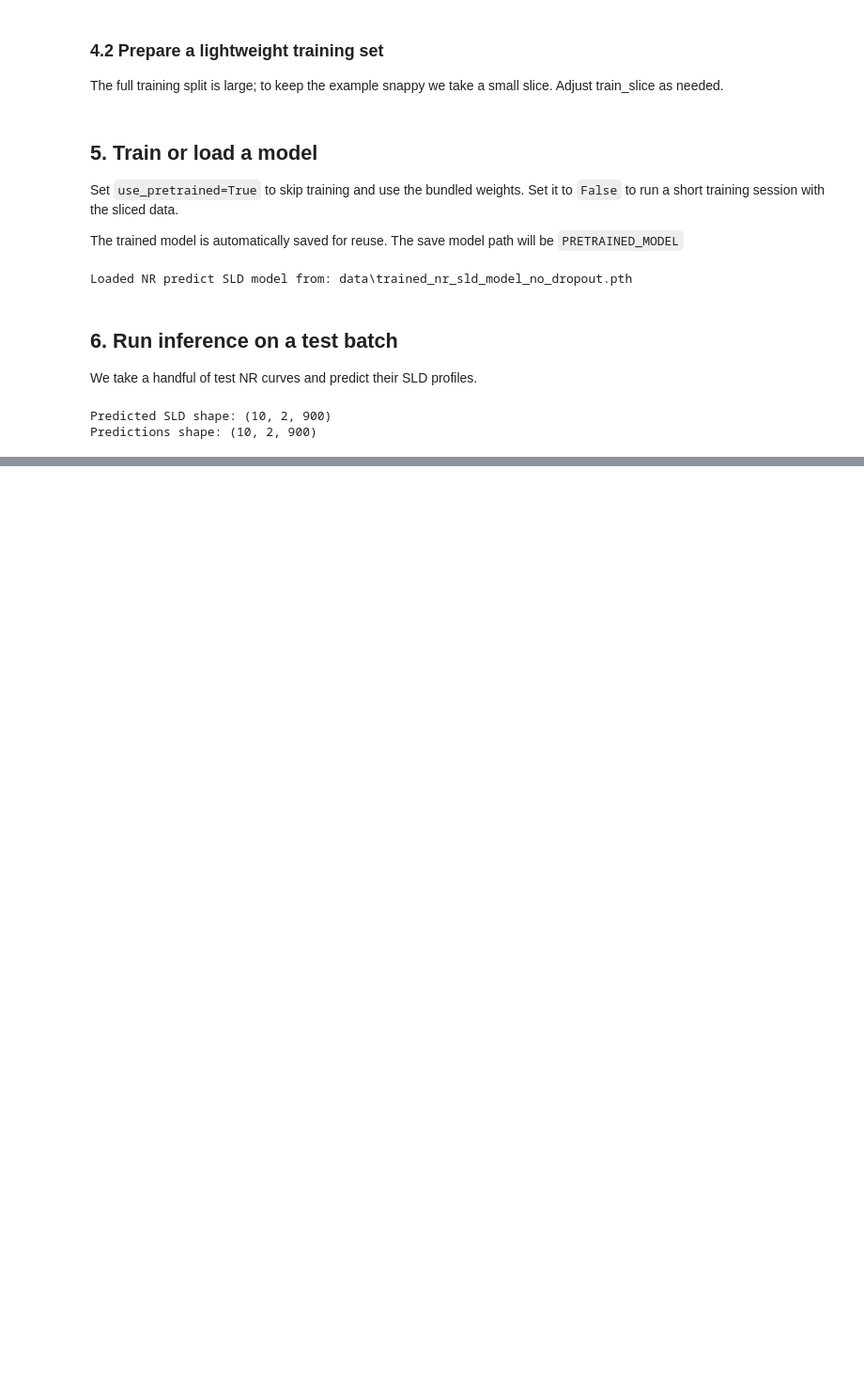
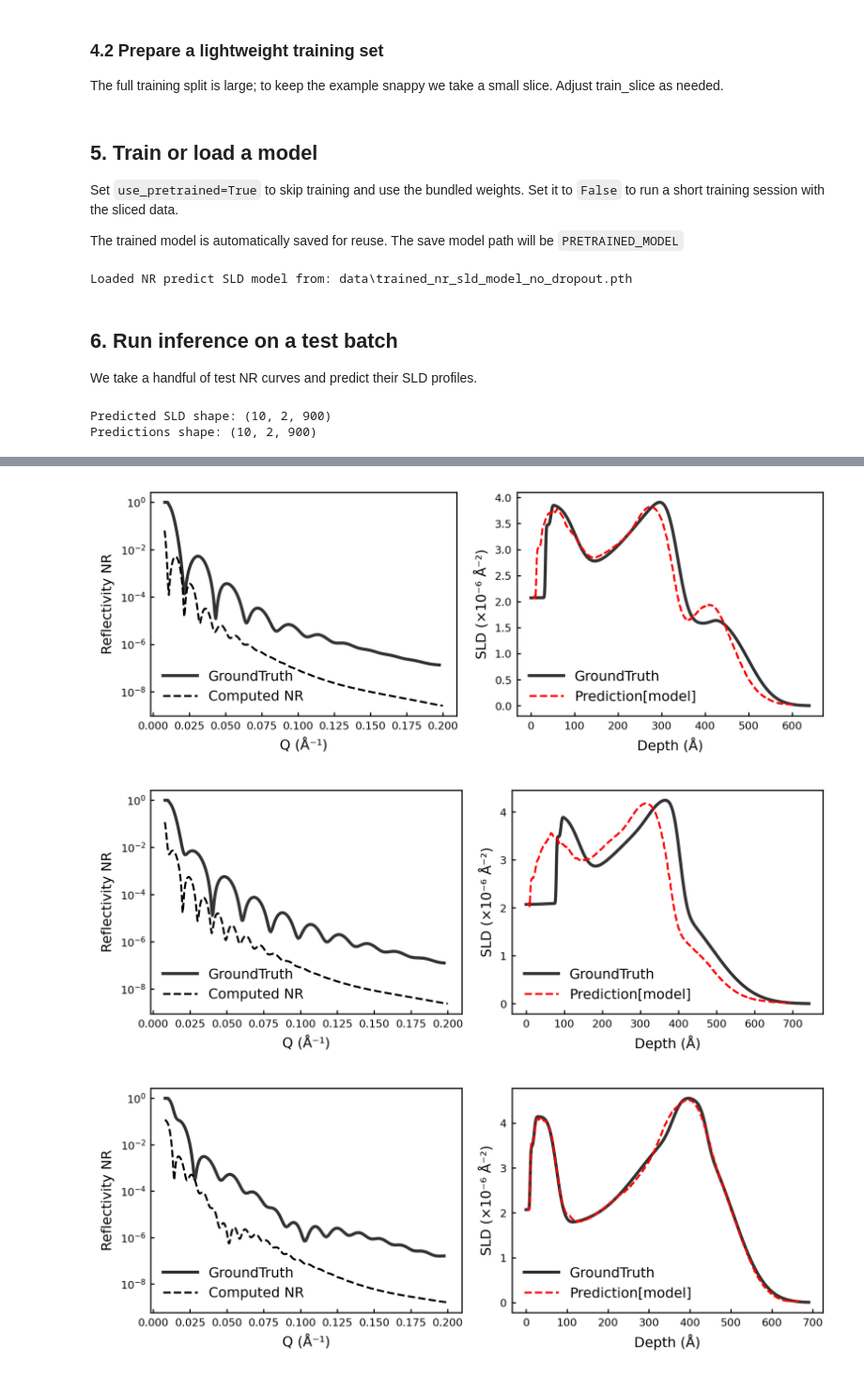
Before and after one commit to williamQyq/pyreflect, a Jupyter notebook: examples/example_reflectivity_pipeline.ipynb, the cells around one changed output, grey strips where cells are left out. Shown at 94% size. Cells and saved outputs as stored; diff of their text form; code cells hidden in the pictures; blank space fills up the shorter version.

Commit message:
[Notebook] Pyreflect Reflectivity Pipeline Example

```diff
--- a/examples/example_reflectivity_pipeline.ipynb
+++ b/examples/example_reflectivity_pipeline.ipynb
@@ -383,28 +199,25 @@ import numpy as np
 # %%
 import numpy as np
+import pyreflect
 from pyreflect.pipelines import compute_nr_from_sld
 
 computed_nr = []
 
 for i in range(test_batch):
-    profile = np.asarray(y_pred[i])
+    profile = np.asarray(true_sld[i])
 
-    # Handle both (2, Nz) and (Nz, 2)
+    # Handle (2, Nz) and (Nz, 2)
     if profile.shape[0] == 2:
         z = profile[0]        # Å
         rho = profile[1]      # ×10⁻⁶ Å⁻²
-    elif profile.shape[1] == 2:
-        z = profile[:, 0]
-        rho = profile[:, 1]
     else:
         raise ValueError(f"Unexpected y_pred[{i}] shape: {profile.shape}")
 
     # Ensure strictly increasing z
     z, unique_idx = np.unique(z, return_index=True)
     rho = rho[unique_idx]
-
-    Q, R = compute_nr_from_sld((z, rho))
-
+    sld_arr = (z,rho)
+    Q,R = compute_nr_from_sld(sld_arr)
     # Stack Q and R → (2, nQ)
     QR = np.stack([Q, R], axis=0)
     computed_nr.append(QR)
@@ -413,0 +301,16 @@ computed_nr = np.stack(computed_nr)
+# %%
+test_batch = 10
+test_proc = NRSLDDataProcessor(TEST_NR, TEST_SLD).load_data()
+nr_batch = test_proc._nr_arr[:test_batch]
+true_sld = test_proc._sld_arr[:test_batch]
+
+for i in range(test_batch):
+    fig = plot_experiment_results(
+        nr_batch[i],
+        expt_sld_data=true_sld[i],
+        computed_nr_data=computed_nr[i],
+        predicted_sld_data=y_pred[i])
+# %% [output]
+[figure, added]
+[figure, added]
+[figure, added]
```
Also changed, not shown: parts of 15 cells of this notebook, 3 other files.
